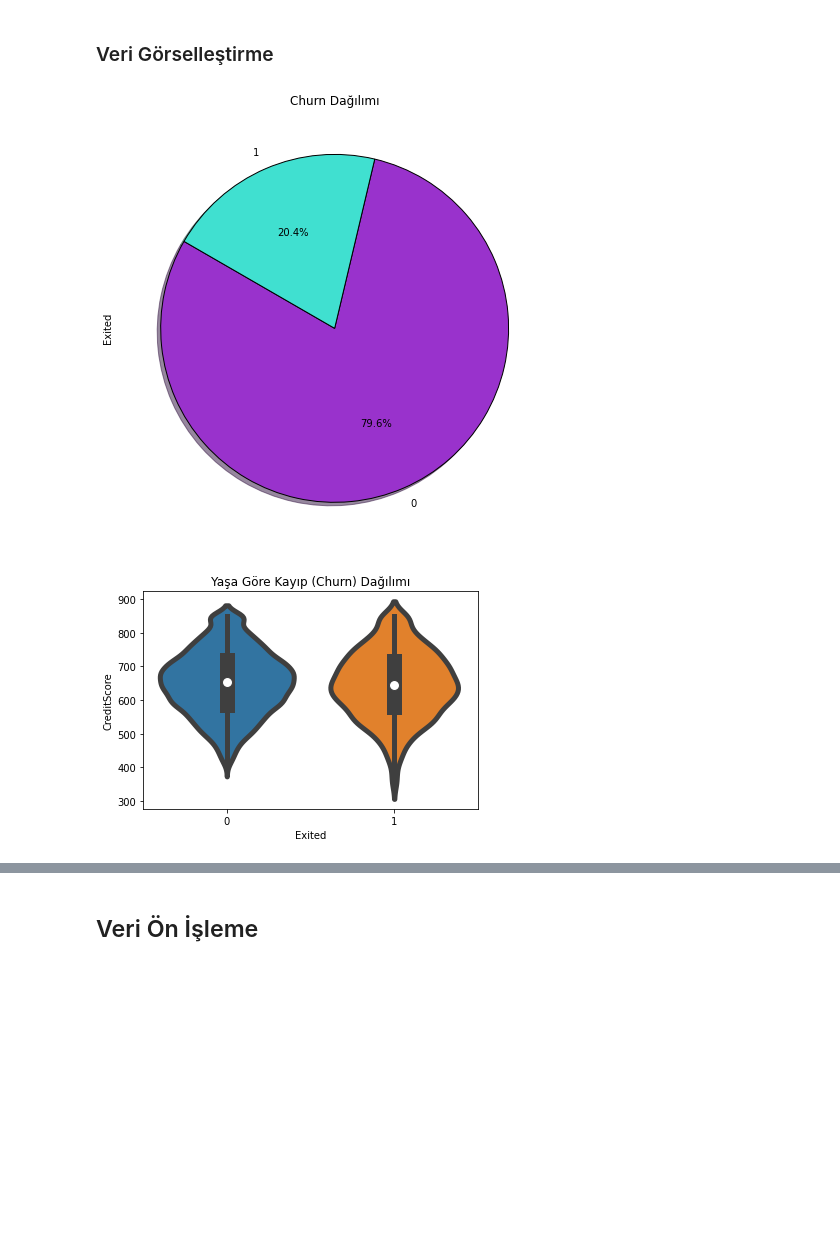
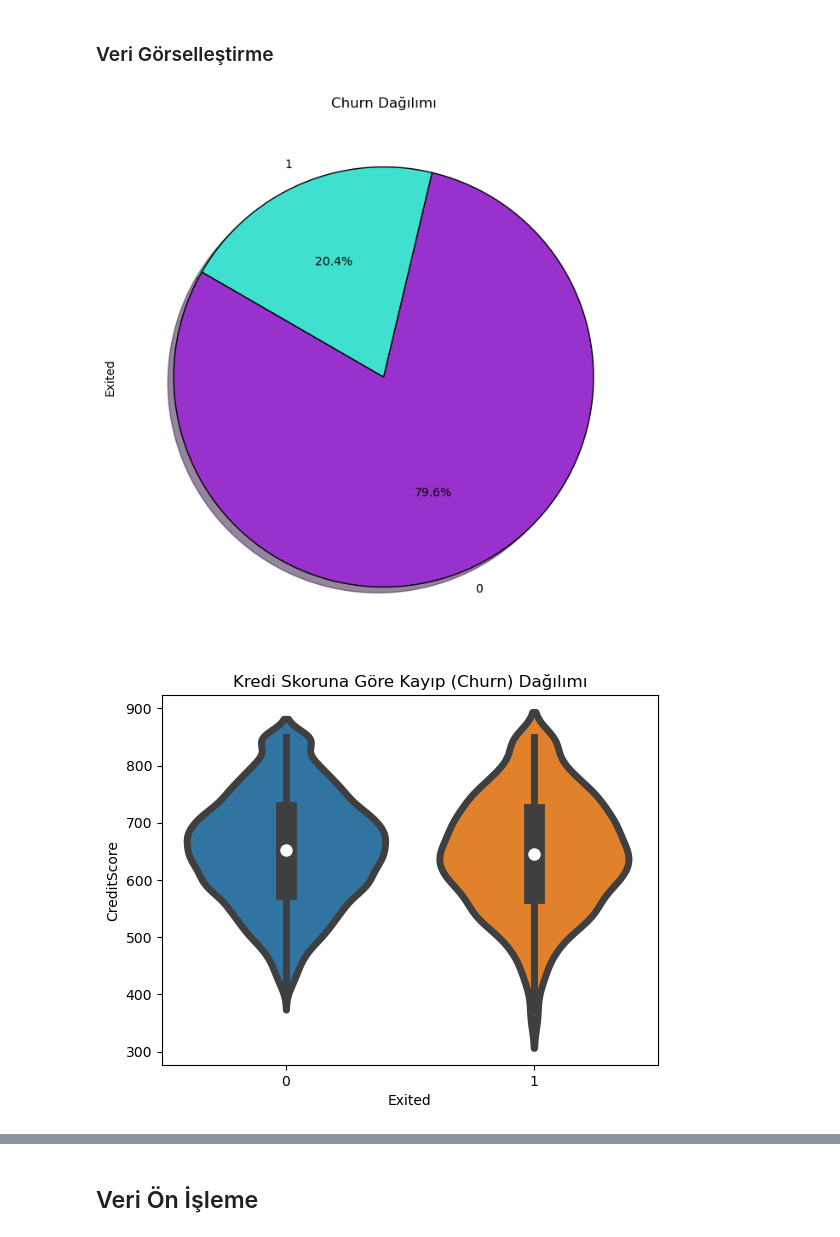
Before and after one commit to asnurr/SistersLabGraduationProject, a Jupyter notebook: Churn_Project.ipynb, the cells around one changed output, grey strips where cells are left out. Drawn from its saved outputs; the diff is of its cells as text; code cells hidden in the pictures; blank space fills up the shorter version.

```diff
--- a/Churn_Project.ipynb
+++ b/Churn_Project.ipynb
@@ -50,7 +50,7 @@ warnings.filterwarnings('ignore')
 # %% [markdown]
 ## Veri Setinin Yüklenmesi ve Kopyalanması
 # %%
-churn = pd.read_csv("/content/Churn_Modelling.csv") #veri seti yüklendi
+churn = pd.read_csv("Churn_Data.csv") #veri seti yüklendi
 
 df = churn.copy()     #veri seti bir değişkene kopyalandı
 # %% [markdown]
@@ -204,6 +204,8 @@ df_num.describe().T
 # %% [markdown]
 ### Veri Görselleştirme
 # %%
+# Müşteri Churn (Ayrılma) Dağılımını gösteren bir pasta grafiği oluşturuldu
+
 df["Exited"].value_counts().plot(kind="pie",
                                  autopct='%1.1f%%',
                                  figsize=(8, 8),
@@ -213,10 +215,12 @@ df["Exited"].value_counts().plot(kind="pie",
                                  startangle=150)
 plt.title('Churn Dağılımı');
 # %% [output]
-[figure, old version]
+[figure, new version]
 # %%
+# Müşteri Churn (Ayrılma) Dağılımını Kredi Skoruna göre gösteren bir violin grafiği oluşturdu.
+
 sns.violinplot( x=df["Exited"], y=df["CreditScore"], linewidth=5)
-plt.title("Yaşa Göre Kayıp (Churn) Dağılımı")
+plt.title("Kredi Skoruna Göre Kayıp (Churn) Dağılımı")
 plt.show()
 # %% [output]
-[figure, old version]
+[figure, new version]
```
Also changed, not shown: parts of 45 cells of this notebook.
